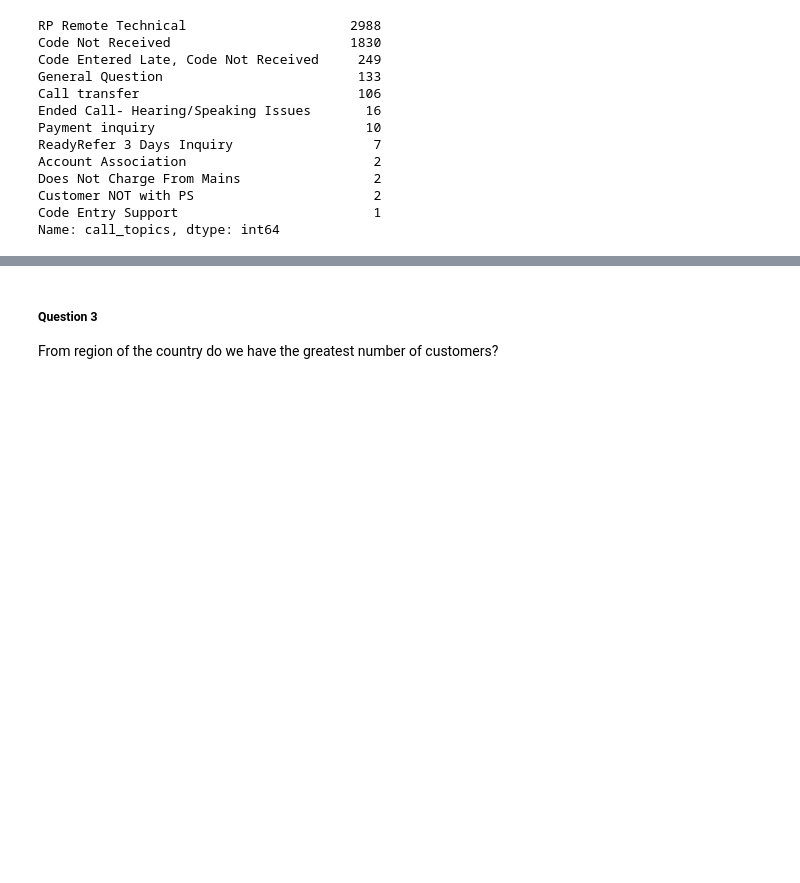
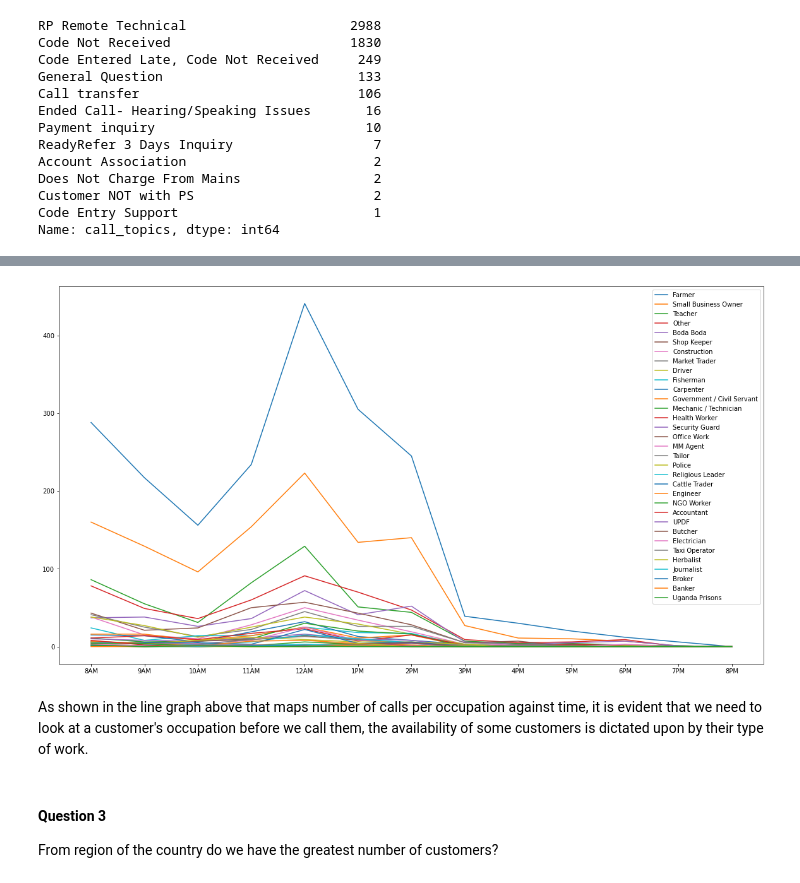
Before and after one commit to AtamaZack/call-center-app, a Jupyter notebook: data_analyzer.ipynb, the cells around one changed output, grey strips where cells are left out. Drawn from its saved outputs; the diff is of its cells as text; code cells hidden in the pictures; blank space fills up the shorter version.

```diff
--- a/data_analyzer.ipynb
+++ b/data_analyzer.ipynb
@@ -110,5 +109,72 @@ outgoing_calls = data.loc[data.call_direction == 'Outgoing']
+# %%
+# Get information on Outgoing calls
+outgoing_calls = data.loc[data.call_direction == 'Outgoing']
+
+# Get customer occupation stats
+# early_morning_shift = outgoing_calls[outgoing_calls.call_end_date.dt.strftime('%H:%M:%S').between('04:00:00','08:00:00')]
+
+# All occupations
+customer_occupations = ['Farmer', 'Small Business Owner', 'Teacher', 'Other', 'Boda Boda', 'Shop Keeper', 'Construction', 'Market Trader', 'Driver', 'Fisherman', 'Carpenter', 'Government / Civil Servant', 'Mechanic / Technician', 'Health Worker', 'Security Guard', 'Office Work', 'MM Agent', 'Tailor', 'Police', 'Religious Leader', 'Cattle Trader', 'Engineer', 'NGO Worker', 'Accountant', 'UPDF', 'Butcher', 'Electrician', 'Taxi Operator', 'Herbalist', 'Journalist', 'Broker', 'Banker', 'Uganda Prisons']
+
+# Working hours as per document
+work_hours = ['8AM', '9AM', "10AM", '11AM', '12AM', '1PM', '2PM', '3PM', '4PM', '5PM', '6PM', '7PM', '8PM']
+
+
+def get_hour_calls(data, hour_start, hour_end):
+    '''
+        This method helps to filter data set by timestamps provided as arguments to the method
+    '''
+    return data.loc[data.call_end_date.dt.strftime('%H:%M:%S').between(hour_start, hour_end)].shape[0]
+
+def get_occupations_data(occupations):
+    '''
+        This method helps to get the number of calls made to customers in a specific occupation category.
+    '''
+    occupations_data = []
+    for occupation in occupations:
+        occupation_dict = {}
+        occupation_dict['label'] = occupation
+        occupation_data = outgoing_calls.loc[outgoing_calls.occupation == occupation]
+        num_calls = [
+            get_hour_calls(occupation_data, '08:00:00', '09:00:00'),
+            get_hour_calls(occupation_data, '09:00:00', '10:00:00'),
+            get_hour_calls(occupation_data, '10:00:00', '11:00:00'),
+            get_hour_calls(occupation_data, '11:00:00', '12:00:00'),
+            get_hour_calls(occupation_data, '12:00:00', '13:00:00'),
+            get_hour_calls(occupation_data, '13:00:00', '14:00:00'),
+            get_hour_calls(occupation_data, '14:00:00', '15:00:00'),
+            get_hour_calls(occupation_data, '15:00:00', '16:00:00'),
+            get_hour_calls(occupation_data, '16:00:00', '17:00:00'),
+            get_hour_calls(occupation_data, '17:00:00', '18:00:00'),
+            get_hour_calls(occupation_data, '18:00:00', '19:00:00'),
+            get_hour_calls(occupation_data, '19:00:00', '20:00:00'),
+            get_hour_calls(occupation_data, '20:00:00', '21:00:00')
+                    ]
+        occupation_dict['data'] = num_calls
+        occupations_data.append(occupation_dict)
+    return occupations_data
+
+def line_graph_data_plot(occupations_data, hours):
+    '''
+        This method helps to plot the number of calls made to each occupation against the time of the day.
+    '''
+    fig = plt.pyplot.gcf()
+    fig.set_size_inches(20, 11)
+    labels = []
+    count = 0
+    for occupation in occupations_data:
+        plt.pyplot.plot(hours, occupation['data'], label=occupation['label'])
+        labels.append(occupation['label'])
+    plt.pyplot.legend(labels)
+    plt.pyplot.show()
+
+line_graph_data_plot(get_occupations_data(customer_occupations), work_hours)
+# %% [output]
+[figure, added]
+# %% [markdown]
+As shown in the line graph above that maps number of calls per occupation against time, it is evident that we need to look at a customer's occupation before we call them, the availability of some customers is dictated upon by their type of work.
 # %% [markdown]
-##### Question 3
+#### Question 3
 From region of the country do we have the greatest number of customers?
 # %%
 # Step 1: Extract all incoming calls from the overall data set since we are looking for Customers who called in
```
Also changed, not shown: parts of 29 cells of this notebook, 2 other files.
